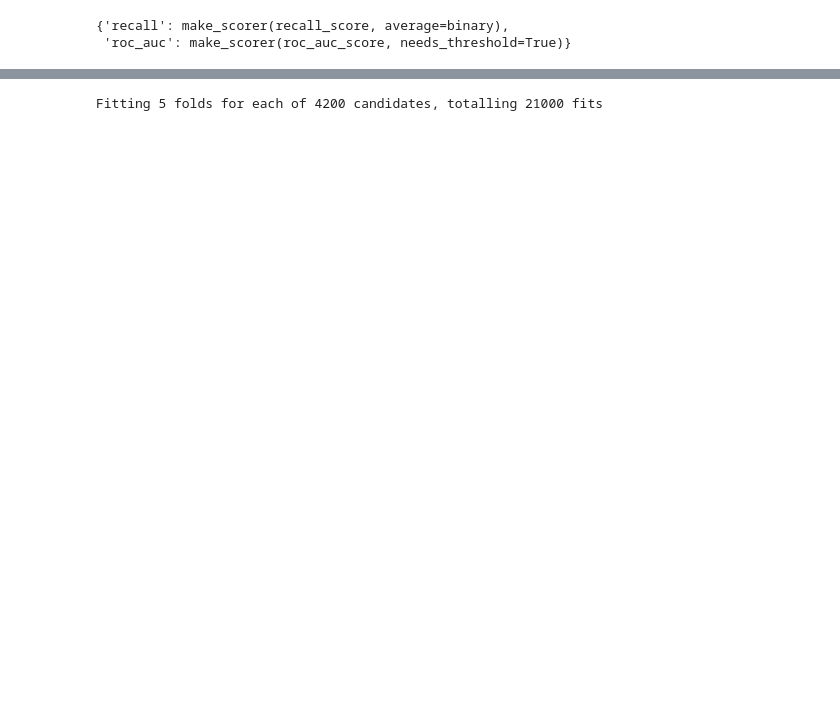
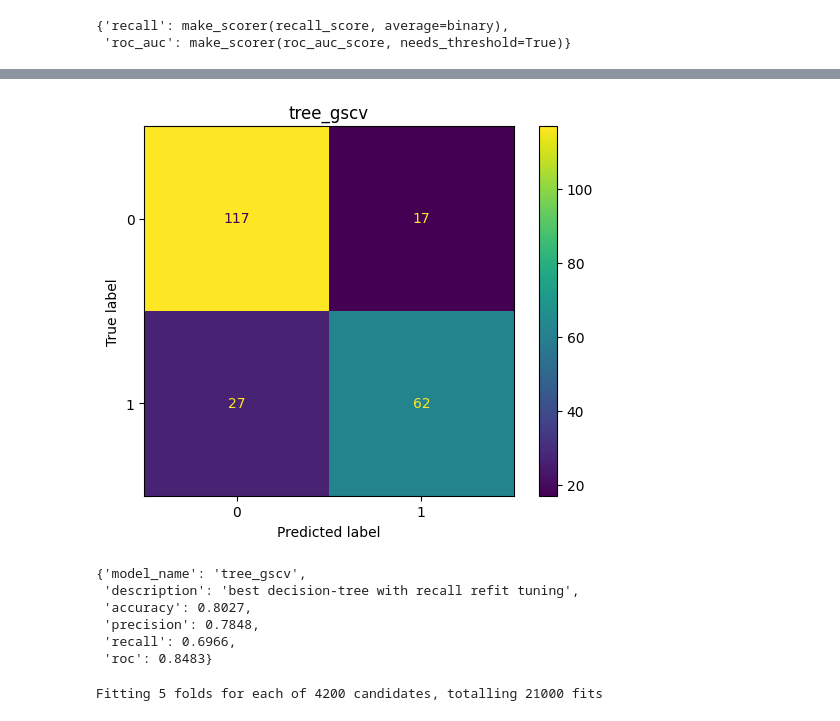
Before and after one commit to mateuseap/decision-tree, a Jupyter notebook: src/dt.ipynb, the cells around one changed output, grey strips where cells are left out. Cells and saved outputs as stored; diff of their text form; code cells hidden in the pictures; blank space fills up the shorter version.

```diff
--- a/src/dt.ipynb
+++ b/src/dt.ipynb
@@ -41,17 +23,18 @@ def plot_model_stats(NCOLS, models, model_names, X_test, y_test, leva):
 # %%
-# Define o yhat, a matriz de confusão e os scores necessários para um modelo de uma determinada leva
-def plot_confusion_matrix(model, X, y, ax, model_name, leva):
+# Define o yhat, a matriz de confusão e os scores necessários para o modelo
+def plot_confusion_matrix(model, X, y, model_name, model_desc):
     y_pred = model.predict(X)
     y_pred_prob = model.predict_proba(X)[:, 1]
 
     cm = confusion_matrix(y, y_pred, labels=model.classes_)
     display = ConfusionMatrixDisplay(confusion_matrix=cm, display_labels=model.classes_)
-    display.plot(ax=ax)
+    display.plot()
+    plt.title(model_name)
 
     data = {
         'model_name': model_name,
-#       'model_shape': model.hidden_layer_sizes,
-        'leva': leva,
+        'description': model_desc,
+        'accuracy': round(accuracy_score(y, y_pred), 4),
         'precision': round(precision_score(y, y_pred), 4),
         'recall': round(recall_score(y, y_pred), 4),
         'roc': round(roc_auc_score(y, y_pred_prob), 4)
@@ -376,3 +315,16 @@ params = {'estimator__criterion': ['gini', 'entropy', 'log_loss'],
+# %%
+result_1 = plot_confusion_matrix(tree_gscv, X_test, y_test, 'tree_gscv', 'best decision tree with recall refit tuning')
+# %% [output]
+[figure, added]
+# %%
+result_1
+# %% [output]
+{'model_name': 'tree_gscv',
+ 'description': 'best decision-tree with recall refit tuning',
+ 'accuracy': 0.8027,
+ 'precision': 0.7848,
+ 'recall': 0.6966,
+ 'roc': 0.8483}
 # %%
 tree_gscv_2 = GridSearchCV(estimator=pipe, param_grid=params, verbose=True, scoring=['recall', 'roc_auc'], refit='roc_auc').fit(X_train, y_train)
 # %% [output]
```
Also changed, not shown: parts of 61 cells of this notebook.
